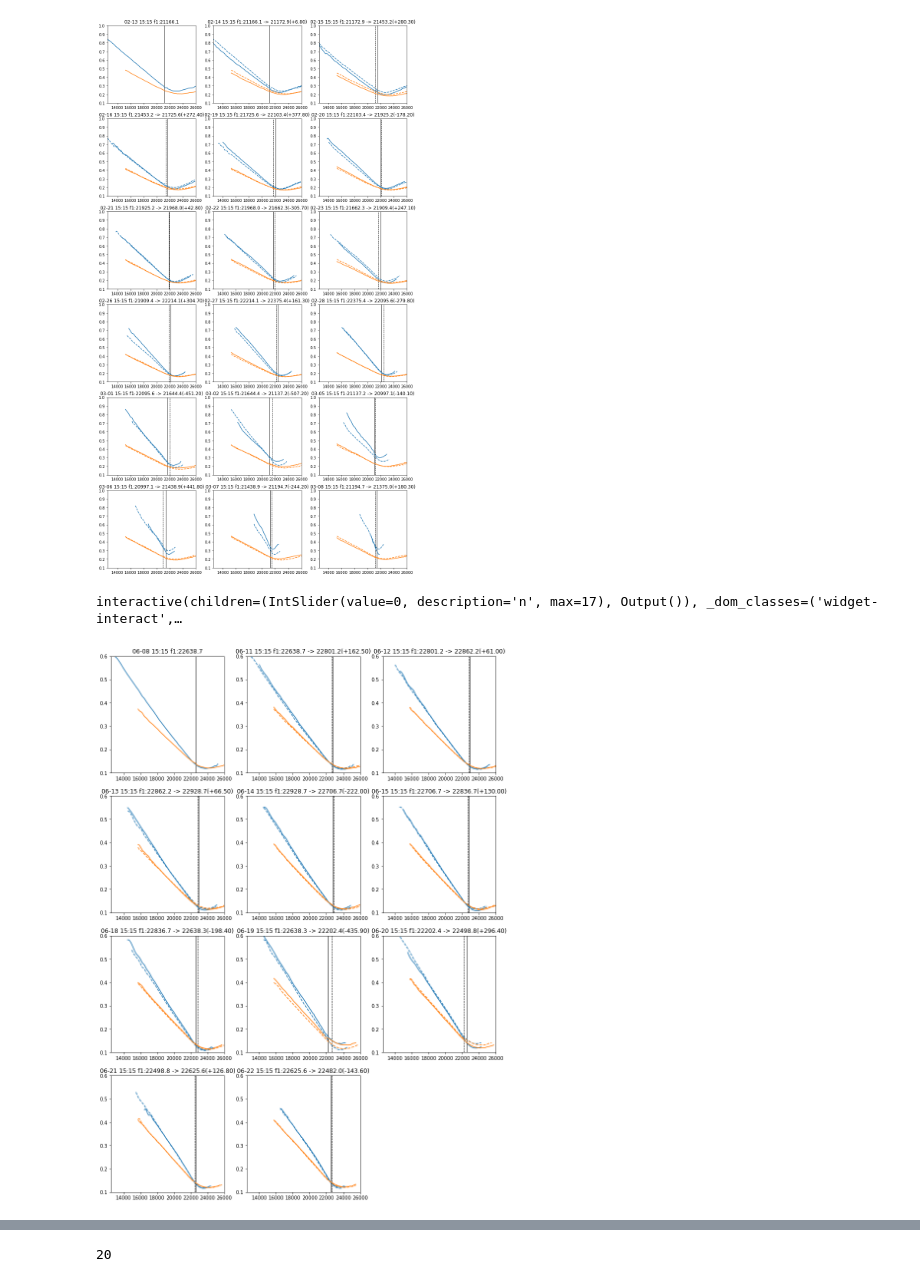
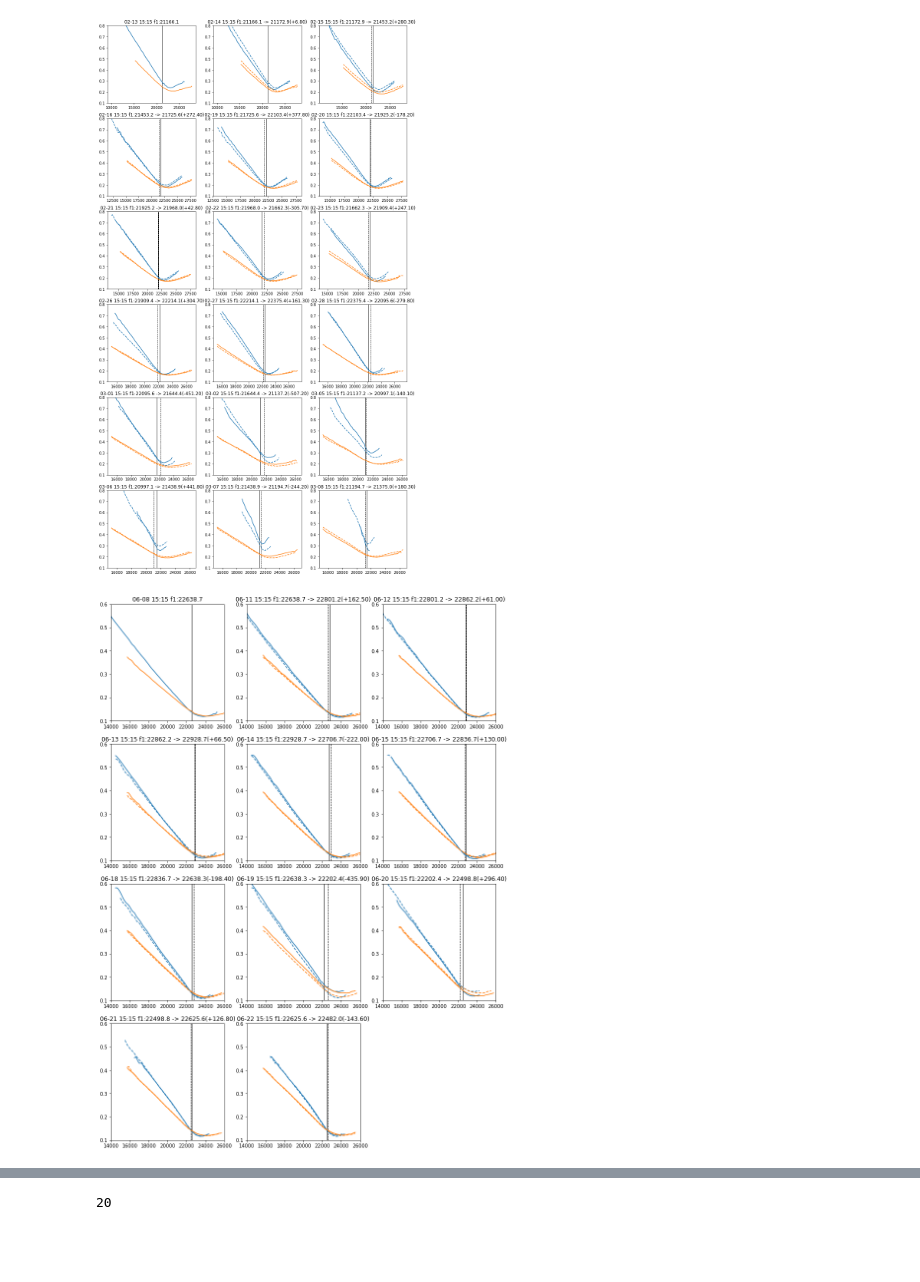
Before and after one commit to drillan/option-old, a Jupyter notebook: VolatilitySmiles.ipynb, the cells around one changed output, grey strips where cells are left out. Cells and saved outputs as stored; diff of their text form; code cells hidden in the pictures; blank space fills up the shorter version.

```diff
--- a/VolatilitySmiles.ipynb
+++ b/VolatilitySmiles.ipynb
@@ -6,23 +6,24 @@ import fudebako
 # %%
 fig = plt.figure(figsize=(14, 26))
 ax = [fig.add_subplot(6, 3, i) for i in range(1, 19)]
 prev1, prev2 = None, None
 for i, t0 in enumerate(fudebako.s_df.index):
-    prev1, prev2 = fudebako.plot_iv(t0, ax[i], prev1, prev2)
+    prev1, prev2 = fudebako.plot_iv(t0, ax[i], prev1, prev2, y_lim=(0.1, 0.8))
 plt.show()
 # %% [output]
-[figure, old version]
+[figure, new version]
 # %%
 from ipywidgets import interact
+
 
 @interact(n=(0, len(fudebako.s_df.index) - 1))
 def plot_iv_by_num(n=0):
     fig = plt.figure(figsize=(10, 8))
     ax = fig.add_subplot(1, 1, 1)
-    prev1, prev2 = fudebako.plot_iv(fudebako.s_df.index[n], ax)
+    prev1, prev2 = fudebako.plot_iv(
+        fudebako.s_df.index[n], ax, x_lim=(15000, 26000), y_lim=(0.1, 0.8)
+    )
     plt.show()
-# %% [output]
-interactive(children=(IntSlider(value=0, description='n', max=17), Output()), _dom_classes=('widget-interact',…
 # %%
 # importlib.reload(fudebako)
 
@@ -36,7 +37,9 @@ fig = plt.figure(figsize=(14, 20))
 ax = [fig.add_subplot(4, 3, i) for i in range(1, 12)]
 prev1, prev2 = None, None
 for i, t0 in enumerate(fudebako.s_df.index):
-    prev1, prev2 = fudebako.plot_iv(t0, ax[i], prev1, prev2, y_lim=(0.1, 0.6))
+    prev1, prev2 = fudebako.plot_iv(
+        t0, ax[i], prev1, prev2, x_lim=(14000, 26000), y_lim=(0.1, 0.6)
+    )
 plt.show()
 # %% [output]
-[figure, old version]
+[figure, new version]
```
Also changed, not shown: parts of 1 cell of this notebook, 6 other files.
